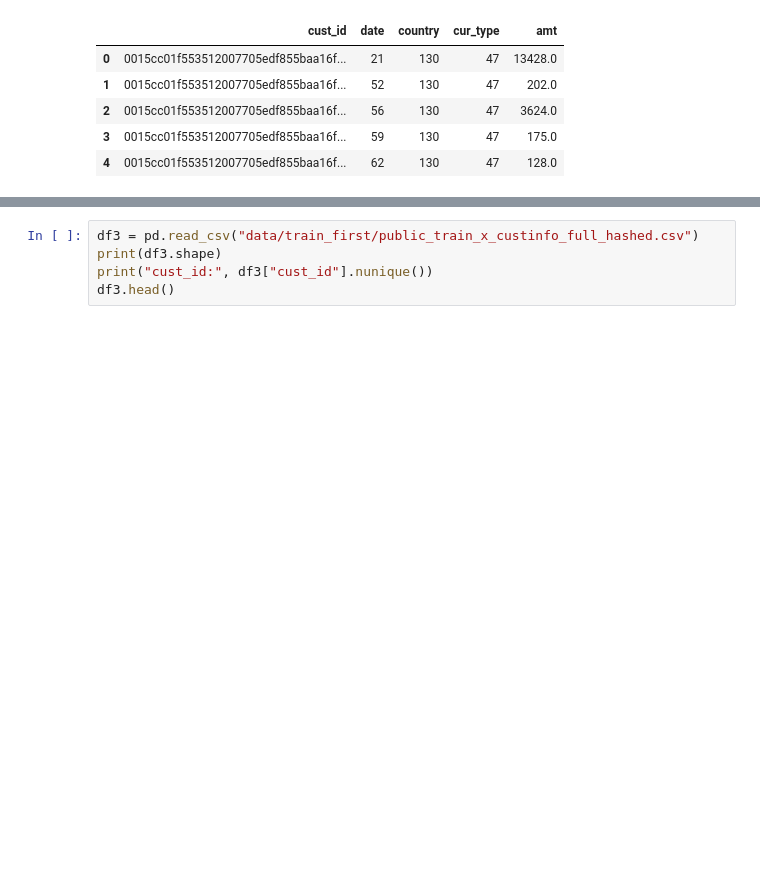
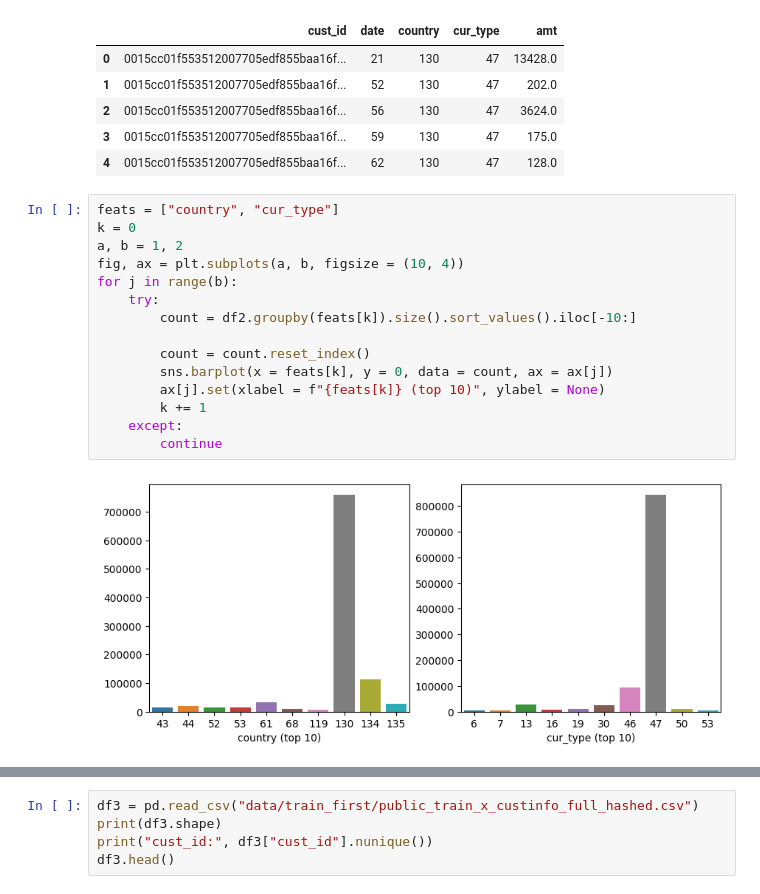
Before and after one commit to JulieKuo/money_laundry, a Jupyter notebook: parser.ipynb, the cells around one changed output, grey strips where cells are left out. Saved outputs shown, nothing was run; the diff lists cells and outputs as text; blank space fills up the shorter version.

```diff
--- a/parser.ipynb
+++ b/parser.ipynb
@@ -32,3 +40,20 @@ cust_id: 3945
 | 2 | 0015cc01f553512007705edf855baa16f... | 56 | 130 | 47 | 3624.0 |
 | 3 | 0015cc01f553512007705edf855baa16f... | 59 | 130 | 47 | 175.0 |
 | 4 | 0015cc01f553512007705edf855baa16f... | 62 | 130 | 47 | 128.0 |
+# %%
+feats = ["country", "cur_type"]
+k = 0
+a, b = 1, 2
+fig, ax = plt.subplots(a, b, figsize = (10, 4))
+for j in range(b):
+    try:
+        count = df2.groupby(feats[k]).size().sort_values().iloc[-10:]
+
+        count = count.reset_index()
+        sns.barplot(x = feats[k], y = 0, data = count, ax = ax[j])
+        ax[j].set(xlabel = f"{feats[k]} (top 10)", ylabel = None)
+        k += 1
+    except:
+        continue
+# %% [output]
+[figure, added]
```
Also changed, not shown: parts of 15 cells of this notebook, 30 other files.
